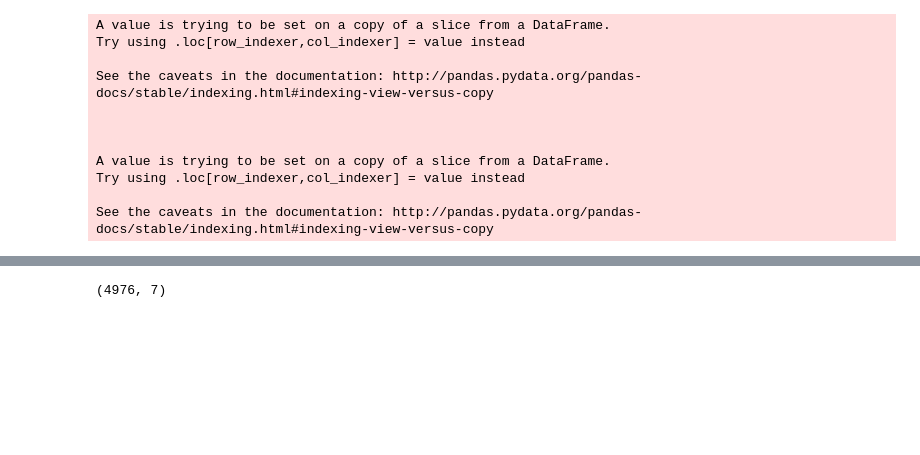
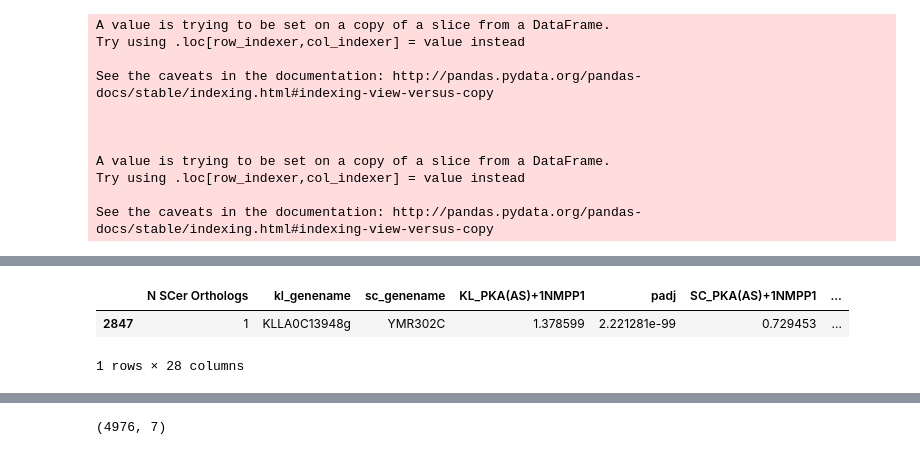
Before and after one commit to heineike02/yeast_esr_expression_analysis, a Jupyter notebook: scripts/kl_vs_sc_pka_inhibition.ipynb, the cells around one changed output, grey strips where cells are left out. Saved outputs shown, nothing was run; the diff lists cells and outputs as text; code cells hidden in the pictures; blank space fills up the shorter version.

```diff
--- a/scripts/kl_vs_sc_pka_inhibition.ipynb
+++ b/scripts/kl_vs_sc_pka_inhibition.ipynb
@@ -332,0 +534,6 @@ plt.show()
+# %%
+kl_sc_PKA_data_motif_hits[kl_sc_PKA_data_motif_hits['kl_msn2_hits']>5]
+# %% [output]
+|  | N SCer Orthologs | kl_genename | sc_genename | KL_PKA(AS)+1NMPP1 | padj | SC_PKA(AS)+1NMPP1 | ... |
+| 2847 | 1 | KLLA0C13948g | YMR302C | 1.378599 | 2.221281e-99 | 0.729453 | ... |
+1 rows × 28 columns
```
Also changed, not shown: parts of 21 cells of this notebook, 6 other files.
